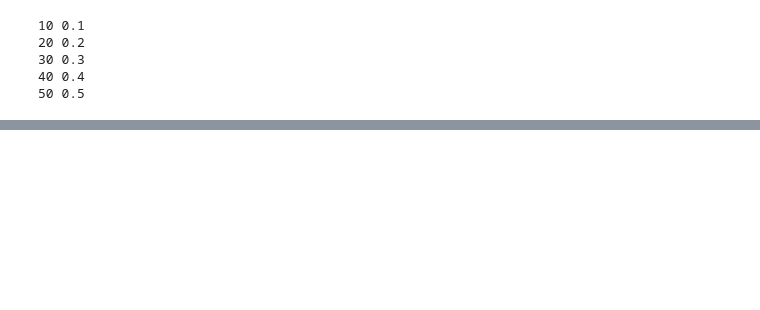
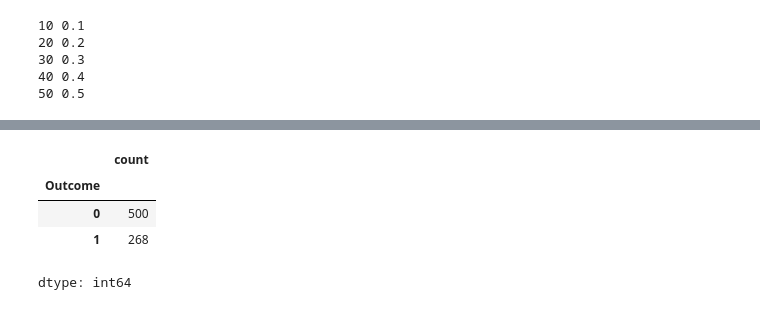
Before and after one commit to Gyawalisahaj/Deeplearn, a Jupyter notebook: Perceptron.ipynb, the cells around one changed output, grey strips where cells are left out. Saved outputs shown, nothing was run; the diff lists cells and outputs as text; code cells hidden in the pictures; blank space fills up the shorter version.

```diff
--- a/Perceptron.ipynb
+++ b/Perceptron.ipynb
@@ -58,0 +104,8 @@ for val1, val2 in zip(list1, list2):
+# %%
+df['Outcome'].value_counts()
+# %% [output]
+|  | count |
+| Outcome |  |
+| 0 | 500 |
+| 1 | 268 |
+dtype: int64
```
Also changed, not shown: parts of 12 cells of this notebook.
